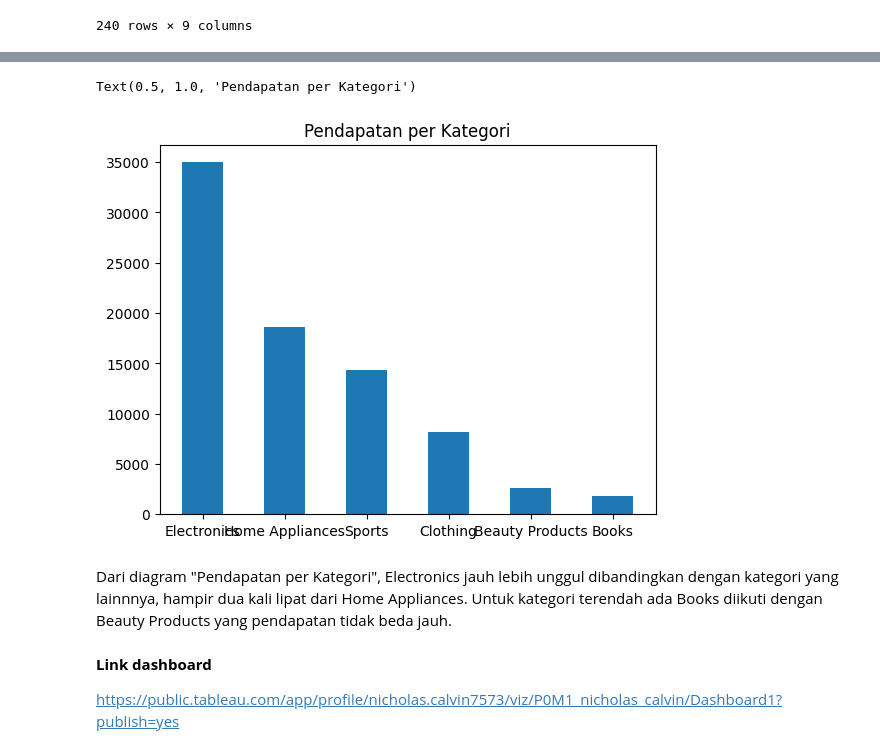
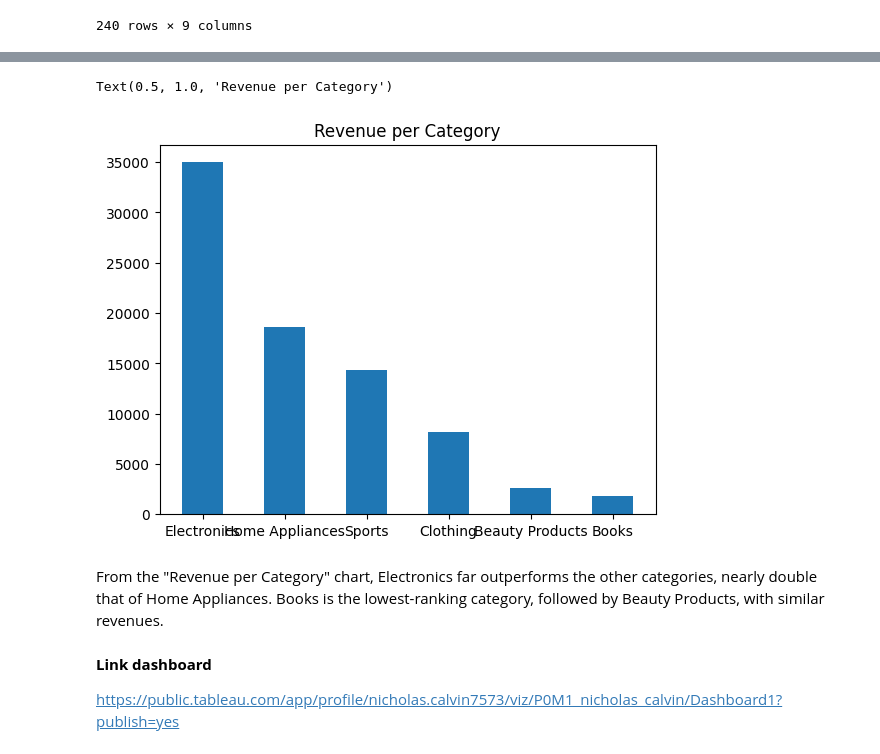
Before and after one commit to nicho365/OnlineSalesAnalytics, a Jupyter notebook: P0M1_nicholas_calvin.ipynb, the cells around one changed output, grey strips where cells are left out. Saved outputs shown, nothing was run; the diff lists cells and outputs as text; code cells hidden in the pictures.

```diff
--- a/P0M1_nicholas_calvin.ipynb
+++ b/P0M1_nicholas_calvin.ipynb
@@ -119,13 +119,13 @@ Diagram "Pendapatan per Wilayah" terlihat bahwa total pendapatan tersebesar bera
 # %%
 fig, ax = plt.subplots()
 revenue_category = df.groupby("Product Category")["Total Revenue"].sum().sort_values(ascending=False)
 ax.bar(revenue_category.index, revenue_category.values, width=0.5)
-ax.set_title("Pendapatan per Kategori")
+ax.set_title("Revenue per Category")
 # %% [output]
-Text(0.5, 1.0, 'Pendapatan per Kategori')
+Text(0.5, 1.0, 'Revenue per Category')
-[figure, old version]
+[figure, new version]
 # %% [markdown]
-Dari diagram "Pendapatan per Kategori", Electronics jauh lebih unggul dibandingkan dengan kategori yang lainnnya, hampir dua kali lipat dari Home Appliances. Untuk kategori terendah ada Books diikuti dengan Beauty Products yang pendapatan tidak beda jauh.
+From the "Revenue per Category" chart, Electronics far outperforms the other categories, nearly double that of Home Appliances. Books is the lowest-ranking category, followed by Beauty Products, with similar revenues.
 # %% [markdown]
 **Link dashboard**
 
```
Also changed, not shown: parts of 18 cells of this notebook.
